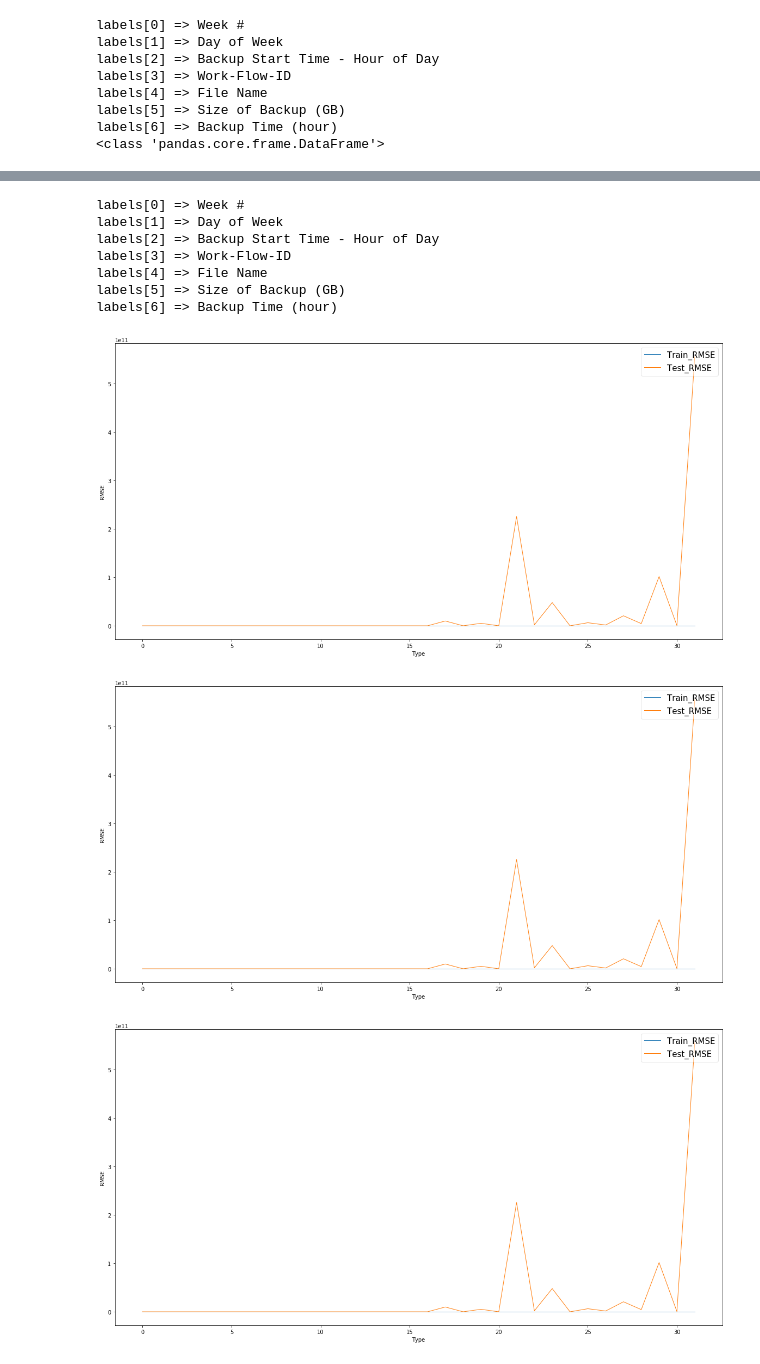
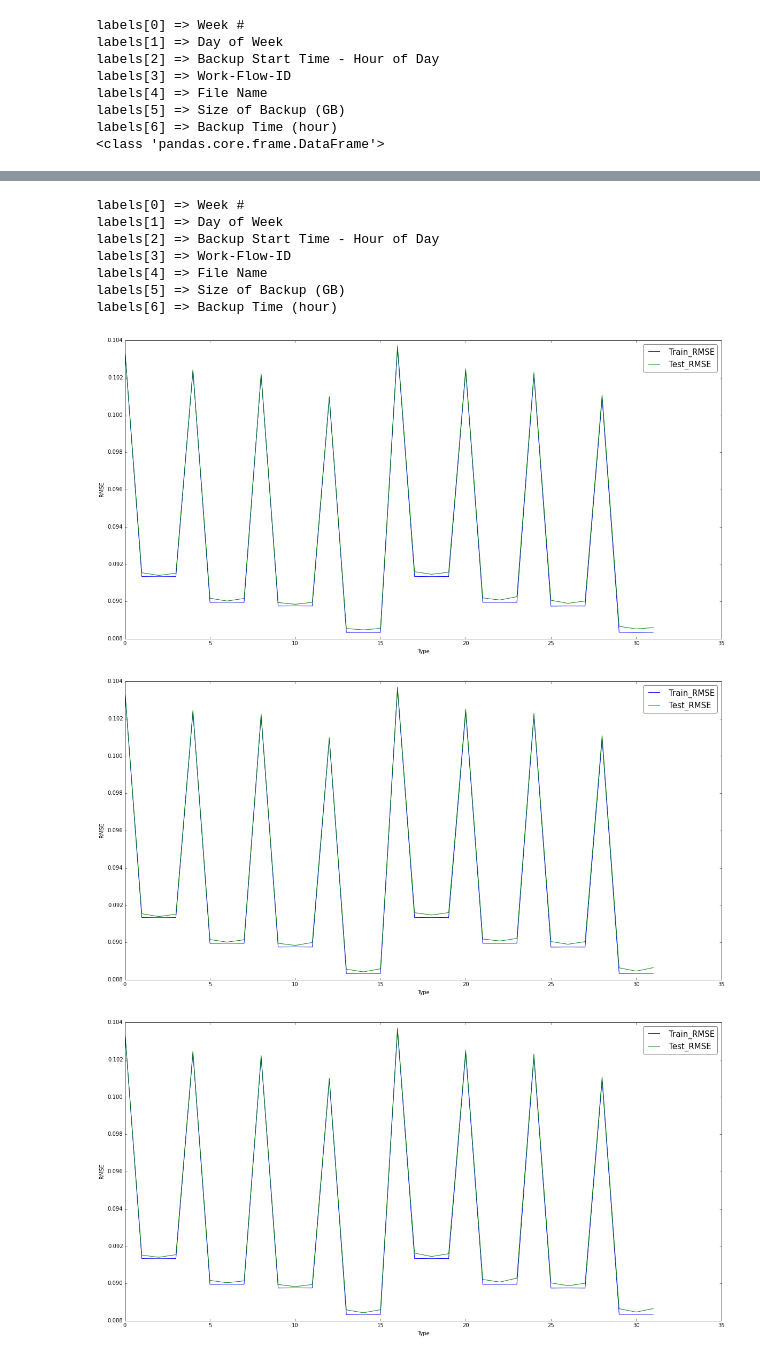
Before and after one commit to HonglanHuang/ee219, a Jupyter notebook: project4/codes/Part 2a.ipynb, the cells around one changed output, grey strips where cells are left out. Saved outputs shown, nothing was run; the diff lists cells and outputs as text; code cells hidden in the pictures.

```diff
--- a/project4/codes/Part 2a.ipynb
+++ b/project4/codes/Part 2a.ipynb
@@ -277,8 +278,8 @@ labels[6] => Backup Time (hour)
 <class 'pandas.core.frame.DataFrame'>
 # %%
 import math
-def CaculateTrainandTestRSME(data,lin_reg):
-    kf = KFold(n_splits=10,shuffle = False)
+def CaculateTrainandTestRSME(data,shuffle):
+    kf = KFold(n_splits=10,shuffle = shuffle)
     #kf.get_n_splits(data)
     train_MSE = 0
     test_MSE = 0
@@ -302,7 +303,7 @@ for data in Data_set:
 #     target = data.pop('Size of Backup (GB)')
 #     lin_reg = LinearRegression()
 #     lin_reg.fit(data,target)
-    Train_RMSE, Test_RMSE = CaculateTrainandTestRSME(data,lin_reg)
+    Train_RMSE, Test_RMSE = CaculateTrainandTestRSME(data, True)
     Train_RMSE_set.append(Train_RMSE)
     Test_RMSE_set.append(Test_RMSE)
 # %%
@@ -332,35 +333,35 @@ uniqueFiles = ['File_{0}'.format(s) for s in xrange(len((pd.unique(Data['File Na
 Data.drop(labels[6],1,inplace = True)
 Data_set, Lsts = MakeCombinationData(Data)
 
 def copy(data_set):
     tmp_data_set = []
     for data in data_set:
         tmp_data = data.copy()
         tmp_data_set.append(tmp_data)
     return tmp_data_set
 
-for alpha in 10,50,100,1000:
+for alpha in 0.1,1,10,100:
     tmp_Data_set = copy(Data_set)
     Train_RMSE_set = []
     Test_RMSE_set = []
     for data in tmp_Data_set:
         sample = data.copy()
         target = data.pop('Size of Backup (GB)')
         lin_reg = Ridge(alpha = alpha)
         lin_reg.fit(data,target)
-        Train_RMSE, Test_RMSE = CaculateTrainandTestRSME(sample,lin_reg)
+        Train_RMSE, Test_RMSE = CaculateTrainandTestRSME(sample,True)
         Train_RMSE_set.append(Train_RMSE)
         Test_RMSE_set.append(Test_RMSE)
 
     Plot32Model(Train_RMSE_set, Test_RMSE_set)
 # %% [output]
 labels[0] => Week #
 labels[1] => Day of Week
 labels[2] => Backup Start Time - Hour of Day
 labels[3] => Work-Flow-ID
 labels[4] => File Name
 labels[5] => Size of Backup (GB)
 labels[6] => Backup Time (hour)
-[figure, old version]
+[figure, new version]
-[figure, old version]
+[figure, new version]
-[figure, old version]
+[figure, new version]
```
Also changed, not shown: parts of 9 cells of this notebook.
